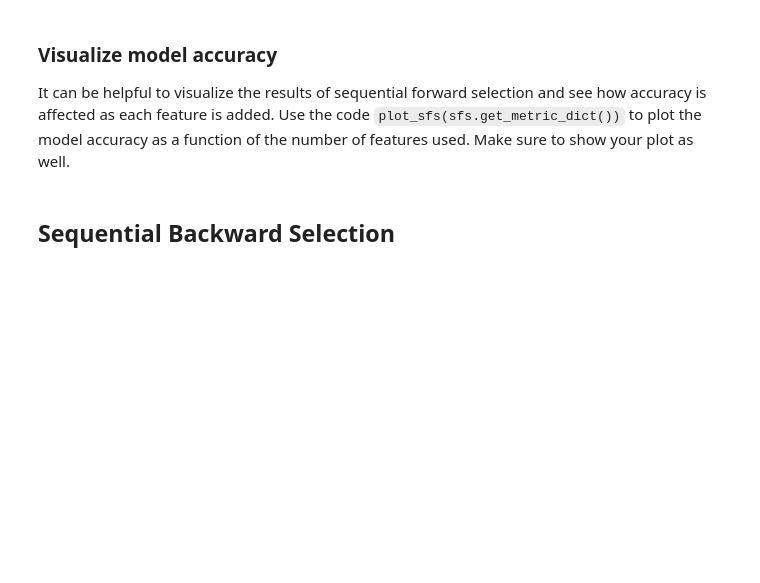
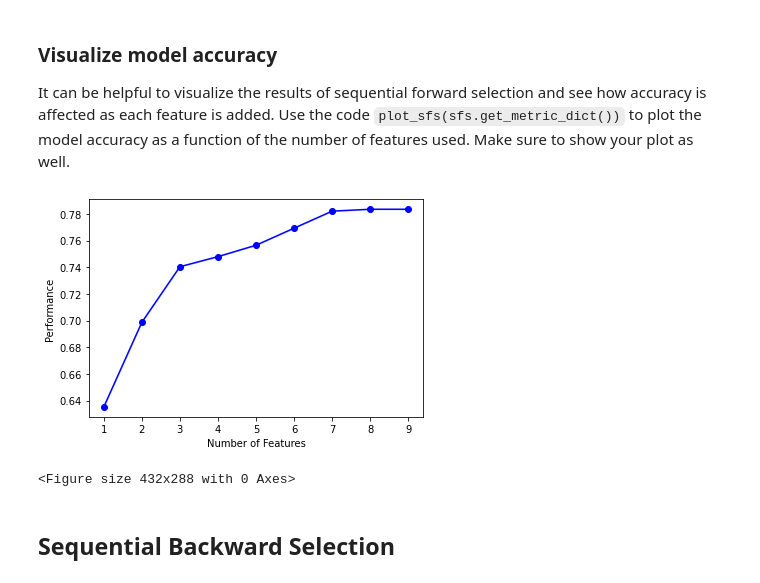
Before and after one commit to jake321southall/wrapper-methods-project, a Jupyter notebook: wrapper_method_starter.ipynb, the cells around one changed output. Saved outputs shown, nothing was run; the diff lists cells and outputs as text; code cells hidden in the pictures; blank space fills up the shorter version.

```diff
--- a/wrapper_method_starter.ipynb
+++ b/wrapper_method_starter.ipynb
@@ -136,6 +138,13 @@ print(f'Using only 9 features has imporved the model\'s accuracy by {training_se
 ### Visualize model accuracy
 
 It can be helpful to visualize the results of sequential forward selection and see how accuracy is affected as each feature is added. Use the code `plot_sfs(sfs.get_metric_dict())` to plot the model accuracy as a function of the number of features used. Make sure to show your plot as well.
+# %%
+plot_sfs(sfs.get_metric_dict())
+plt.show()
+plt.clf()
+# %% [output]
+[figure, added]
+<Figure size 432x288 with 0 Axes>
 # %% [markdown]
 ## Sequential Backward Selection
 # %% [markdown]
```
Also changed, not shown: parts of 9 cells of this notebook.
